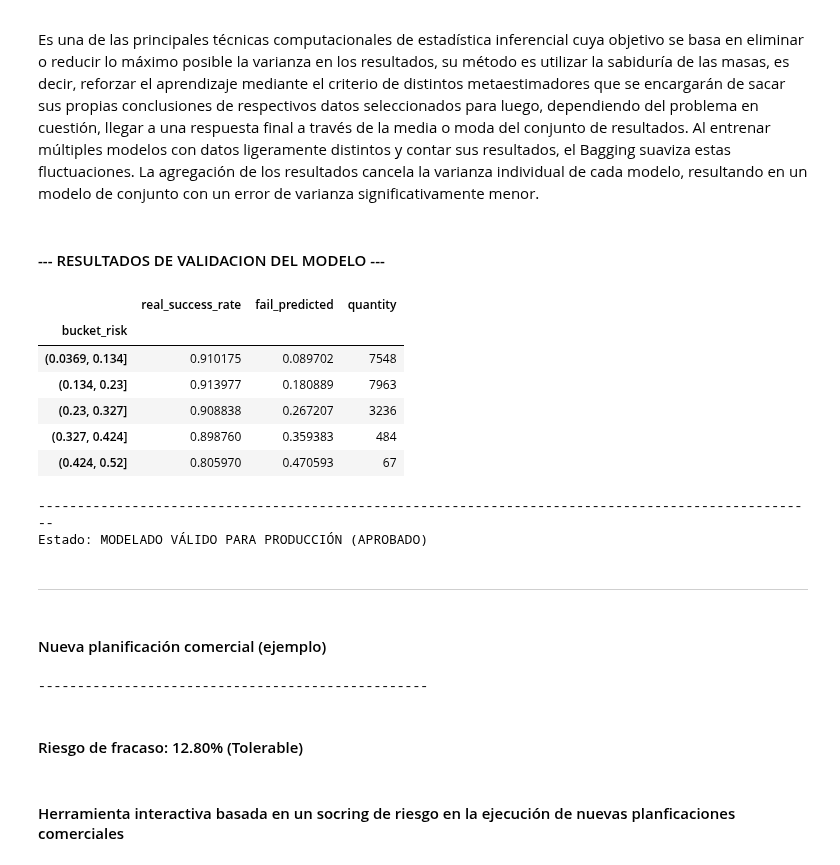
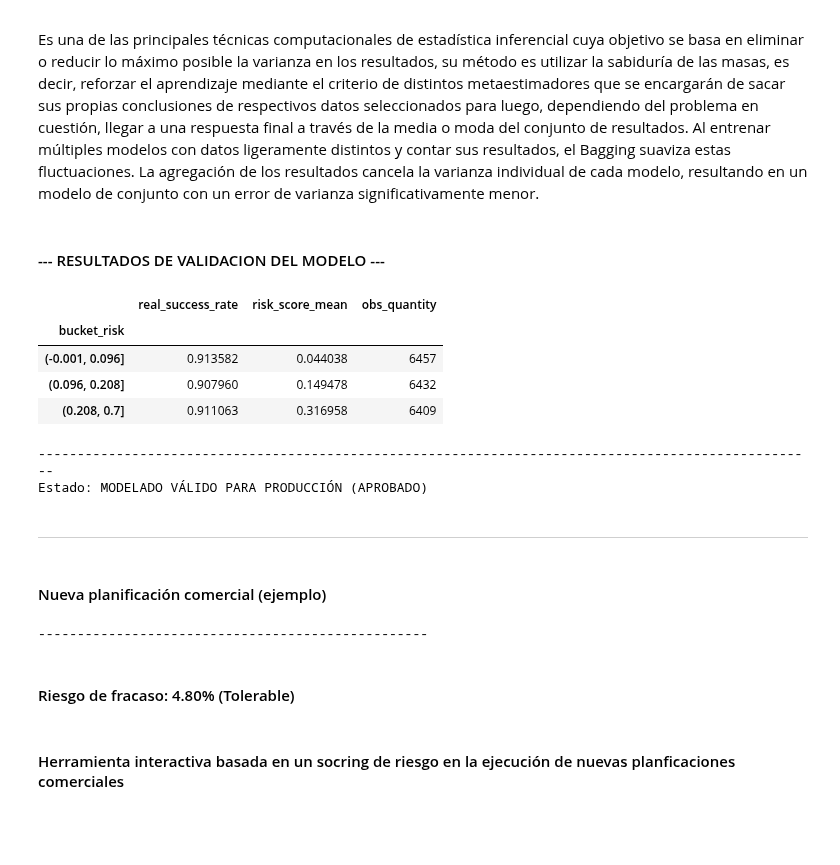
Before and after one commit to genagithub/proyecto-4, a Jupyter notebook: risk_scoring.ipynb, the cells around one changed output. Saved outputs shown, nothing was run; the diff lists cells and outputs as text; code cells hidden in the pictures; blank space fills up the shorter version.

```diff
--- a/risk_scoring.ipynb
+++ b/risk_scoring.ipynb
@@ -196,12 +196,12 @@ df_test = pd.DataFrame({
     "target_real": y_test.values
 })
 
-df_test["bucket_risk"] = pd.cut(df_test["risk_score"], bins=5)
+df_test["bucket_risk"] = pd.qcut(df_test["risk_score"], 3)
 
 risk_table = df_test.groupby("bucket_risk", observed=True).agg(
     real_success_rate=("target_real","mean"),
-    fail_predicted=("risk_score","mean"),
-    quantity=("target_real","count")
+    risk_score_mean=("risk_score","mean"),
+    obs_quantity=("target_real","count")
 )
 
 df_high_risk = df_original.loc[(df_original["Market"] == "LATAM") &
@@ -211,46 +211,44 @@ df_high_risk = df_original.loc[(df_original["Market"] == "LATAM") &
 new_object = df_high_risk.sample(n=1)
 new_object.drop(columns=["Order Status","Order Item Discount"], inplace=True)
 new_object = new_object.reset_index(drop=True)
 
 obj_num_scaled = scaler.transform(new_object[numeric_vars])
 obj_num_scaled = pd.DataFrame(obj_num_scaled, columns=numeric_vars)
 obj_cat_encoded = encoder.transform(new_object[categorical_vars])
 
 object_processed = pd.concat([obj_cat_encoded, obj_num_scaled], axis=1)
 
 predict_proba = bagging_knn.predict_proba(object_processed)
 prob_fail = predict_proba[0,0] * 100
 
 if prob_fail <= 25:
     level_risk = "Tolerable"
 elif 25 < prob_fail <= 50:
     level_risk = "Importante"
 else:
     level_risk = "Intolerable"
 
 display(Markdown("#### --- RESULTADOS DE VALIDACION DEL MODELO ---"))
 display(risk_table)
 print("-" * 100)
 print("Estado: MODELADO VÁLIDO PARA PRODUCCIÓN (APROBADO)")
 display(Markdown("-" * 70))
 display(Markdown("#### Nueva planificación comercial (ejemplo)"))
 print("-" * 50)
 display(Markdown(f"#### Riesgo de fracaso: {prob_fail:.2f}% ({level_risk})"))
 # %% [output]
 #### --- RESULTADOS DE VALIDACION DEL MODELO ---
-|  | real_success_rate | fail_predicted | quantity |
+|  | real_success_rate | risk_score_mean | obs_quantity |
 | bucket_risk |  |  |  |
-| (0.0369, 0.134] | 0.910175 | 0.089702 | 7548 |
-| (0.134, 0.23] | 0.913977 | 0.180889 | 7963 |
-| (0.23, 0.327] | 0.908838 | 0.267207 | 3236 |
-| (0.327, 0.424] | 0.898760 | 0.359383 | 484 |
-| (0.424, 0.52] | 0.805970 | 0.470593 | 67 |
+| (-0.001, 0.096] | 0.913582 | 0.044038 | 6457 |
+| (0.096, 0.208] | 0.907960 | 0.149478 | 6432 |
+| (0.208, 0.7] | 0.911063 | 0.316958 | 6409 |
 ----------------------------------------------------------------------------------------------------
 Estado: MODELADO VÁLIDO PARA PRODUCCIÓN (APROBADO)
 ----------------------------------------------------------------------
 #### Nueva planificación comercial (ejemplo)
 --------------------------------------------------
-#### Riesgo de fracaso: 12.80% (Tolerable)
+#### Riesgo de fracaso: 4.80% (Tolerable)
 # %% [markdown]
 #### Herramienta interactiva basada en un socring de riesgo en la ejecución de nuevas planficaciones comerciales
 # %%
```
Also changed, not shown: parts of 2 cells of this notebook.
